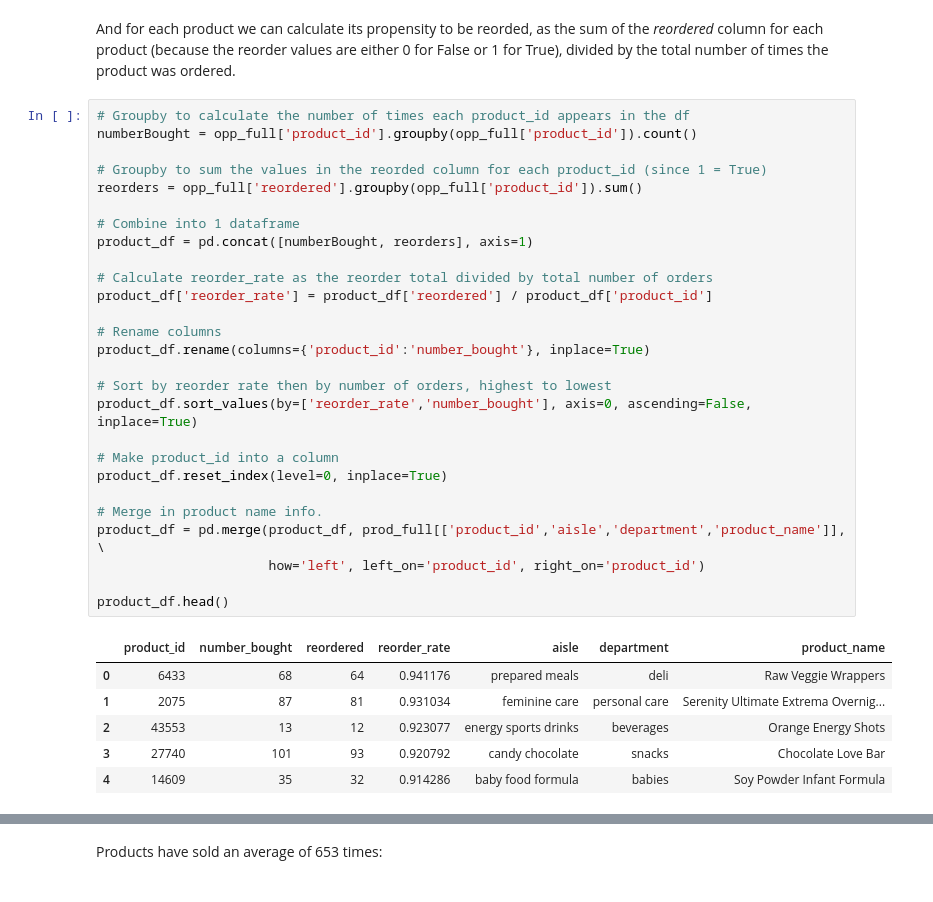
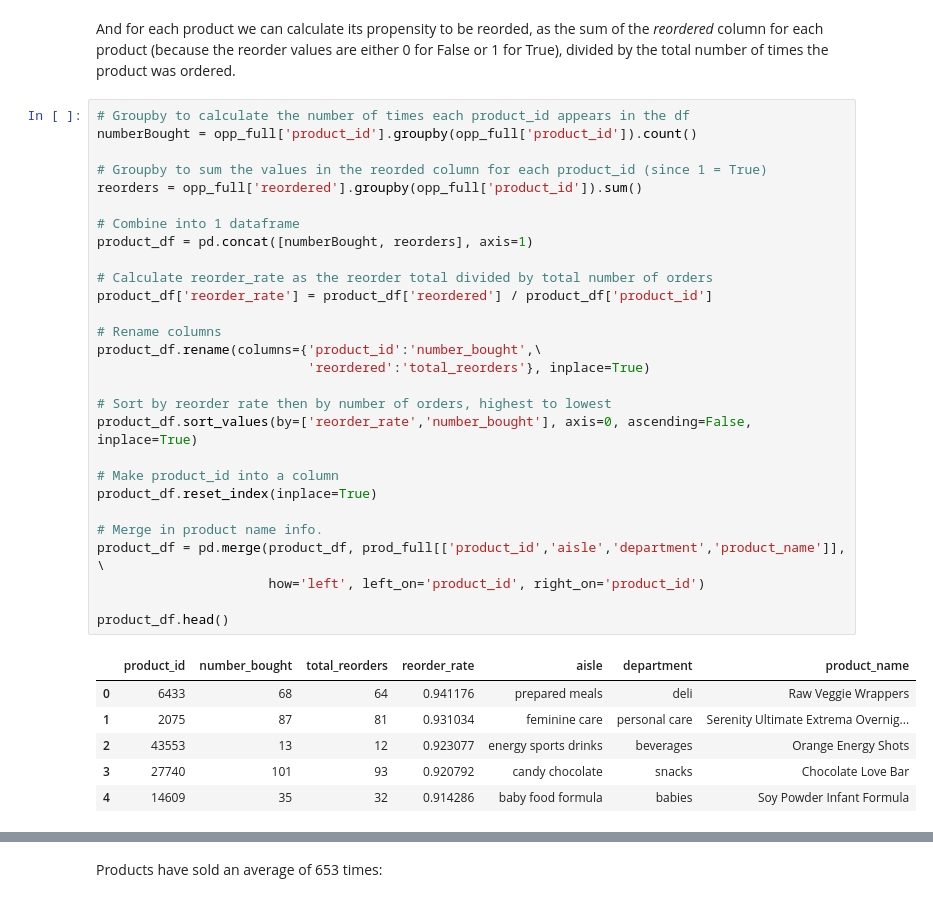
Before and after one commit to Harikant1707/kaggle_instacart, a Jupyter notebook: data_exploration.ipynb, the cells around one changed output, grey strips where cells are left out. Drawn from its saved outputs; the diff is of its cells as text.

```diff
--- a/data_exploration.ipynb
+++ b/data_exploration.ipynb
@@ -201,32 +199,33 @@ And for each product we can calculate its propensity to be reorded, as the sum o
 # %%
 # Groupby to calculate the number of times each product_id appears in the df
 numberBought = opp_full['product_id'].groupby(opp_full['product_id']).count()
 
 # Groupby to sum the values in the reorded column for each product_id (since 1 = True)
 reorders = opp_full['reordered'].groupby(opp_full['product_id']).sum()
 
 # Combine into 1 dataframe
 product_df = pd.concat([numberBought, reorders], axis=1)
 
 # Calculate reorder_rate as the reorder total divided by total number of orders
 product_df['reorder_rate'] = product_df['reordered'] / product_df['product_id']
 
 # Rename columns
-product_df.rename(columns={'product_id':'number_bought'}, inplace=True)
+product_df.rename(columns={'product_id':'number_bought',\
+                           'reordered':'total_reorders'}, inplace=True)
 
 # Sort by reorder rate then by number of orders, highest to lowest
 product_df.sort_values(by=['reorder_rate','number_bought'], axis=0, ascending=False, inplace=True)
 
 # Make product_id into a column
-product_df.reset_index(level=0, inplace=True)
+product_df.reset_index(inplace=True)
 
 # Merge in product name info.
 product_df = pd.merge(product_df, prod_full[['product_id','aisle','department','product_name']], \
                       how='left', left_on='product_id', right_on='product_id')
 
 product_df.head()
 # %% [output]
-|  | product_id | number_bought | reordered | reorder_rate | aisle | department | product_name |
+|  | product_id | number_bought | total_reorders | reorder_rate | aisle | department | product_name |
 | 0 | 6433 | 68 | 64 | 0.941176 | prepared meals | deli | Raw Veggie Wrappers |
 | 1 | 2075 | 87 | 81 | 0.931034 | feminine care | personal care | Serenity Ultimate Extrema Overnig... |
 | 2 | 43553 | 13 | 12 | 0.923077 | energy sports drinks | beverages | Orange Energy Shots |
```
Also changed, not shown: parts of 34 cells of this notebook.
